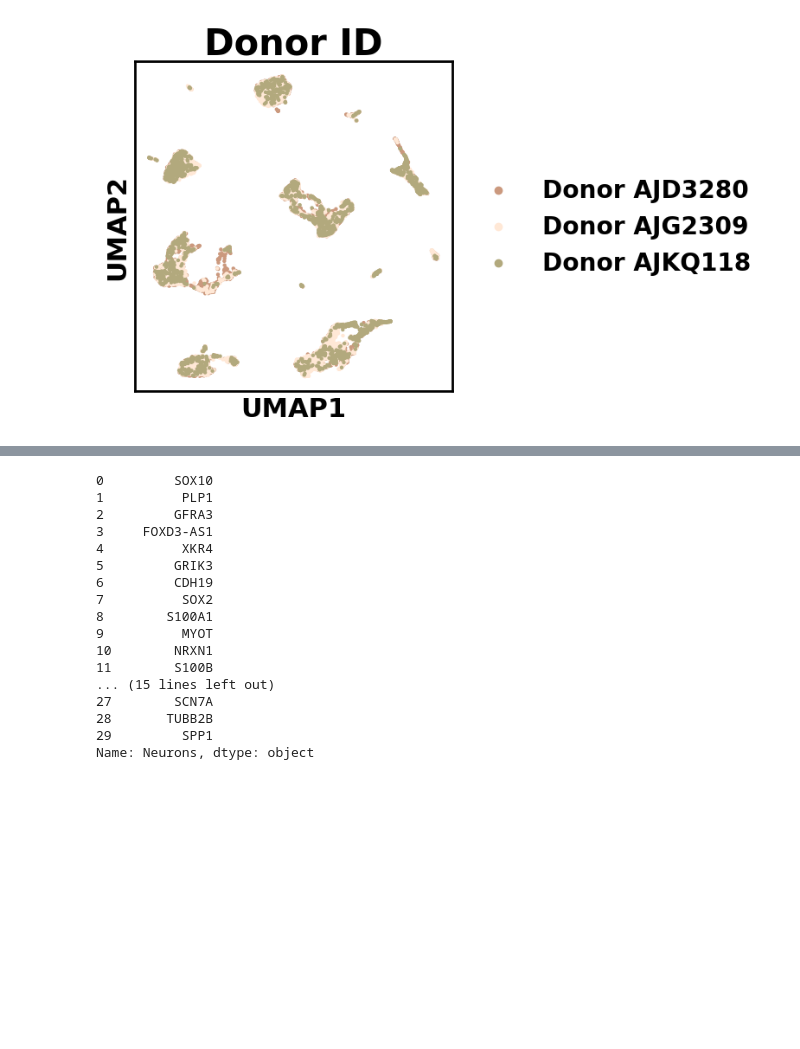
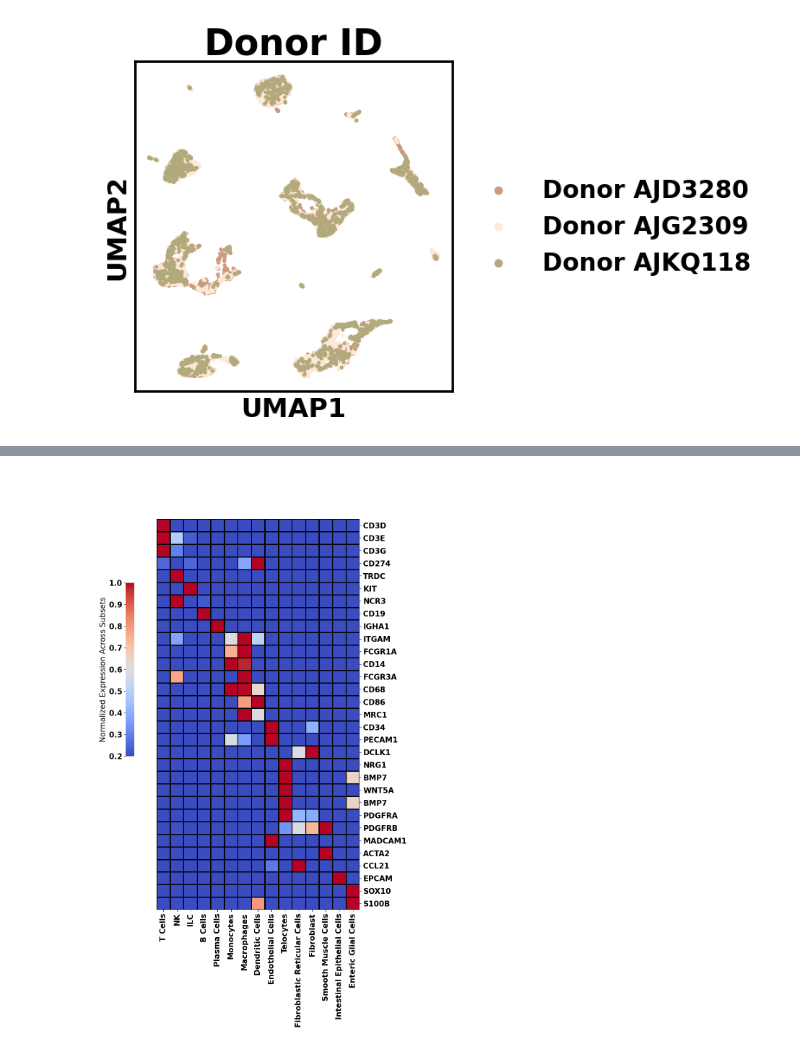
Before and after one commit to Ran-x2/gut-liver-whole-tissue, a Jupyter notebook: gut_visualization.ipynb, the cells around one changed output, grey strips where cells are left out. Cells and saved outputs as stored; diff of their text form; code cells hidden in the pictures; blank space fills up the shorter version.

```diff
--- a/gut_visualization.ipynb
+++ b/gut_visualization.ipynb
@@ -159,23 +129,26 @@ sc.tl.rank_genes_groups(adata, groupby='celltype_lowres', key_added='rank',metho
-# %%
-pass_genes_up['Neurons'][0:30]
-# %% [output]
-0         SOX10
-1          PLP1
-2         GFRA3
-3     FOXD3-AS1
-4          XKR4
-5         GRIK3
-6         CDH19
-7          SOX2
-8        S100A1
-9          MYOT
-10        NRXN1
-11        S100B
-... (15 lines left out)
-27        SCN7A
-28       TUBB2B
-29         SPP1
-Name: Neurons, dtype: object
-# %%
-adata.obs['celltype_lowres'] = adata.obs['celltype_lowres'].replace('Telocytes','Telocytes')
-adata.obs['celltype_highres'] = adata.obs['celltype_highres'].replace('Telocytes','Telocytes')
+# %%
+gene_list = ['CD3D','CD3E','CD3G','CD274','TRDC','KIT','NCR3','CD19','IGHA1','ITGAM','FCGR1A','CD14','FCGR3A','CD68','CD86','MRC1',
+                                'CD34','PECAM1','DCLK1','NRG1','BMP7','WNT5A','BMP7','PDGFRA','PDGFRB','MADCAM1','ACTA2','CCL21','EPCAM','SOX10','S100B']
+df1 = adata[:,gene_list].to_df()
+df1['celltype_lowres'] = adata.obs['celltype_lowres']
+expression_matrix = df1.groupby('celltype_lowres').mean()
+# %%
+%matplotlib inline
+plt.rcParams.update({'font.size': 15, 'font.weight': 'heavy','axes.linewidth':2,'figure.figsize':[8,8]})
+#plt.rcParams.update(plt.rcParamsDefault)
+kwargs = {'cmap': 'coolwarm'}
+clustergrid = sns.clustermap(expression_matrix.T,figsize = (8,16),linewidths=2,standard_scale=0,
+               linecolor = 'k',dendrogram_ratio = 0.1, colors_ratio = 0.5,vmax = 1,vmin = 0.2,
+               row_cluster = False,col_cluster = False,cbar_kws={'label': 'Normalized Expression Across Subsets','location':"left"},
+               **kwargs)
+for a in clustergrid.ax_col_dendrogram.collections:
+        a.set_linewidth(2)
+clustergrid.ax_cbar.set_position([0, 0.5, 0.03, 0.3])
+
+axs = clustergrid.fig.get_axes()
+for j in range(0,len(axs)):
+    axs[j].set_xlabel('')
+
+plt.savefig('vis/gut_heatmap.png',dpi = 300,bbox_inches='tight')
+# %% [output]
+[figure, added]
```
Also changed, not shown: parts of 8 cells of this notebook, 1 other file.
